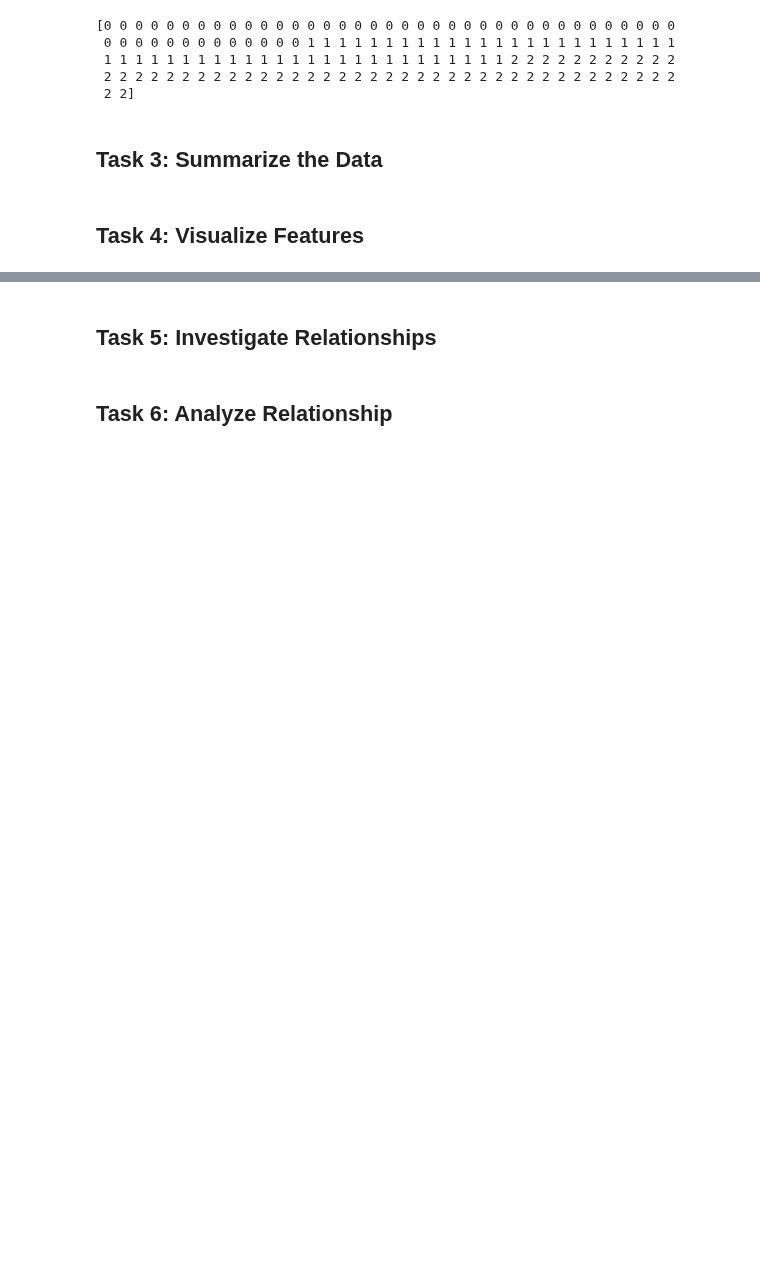
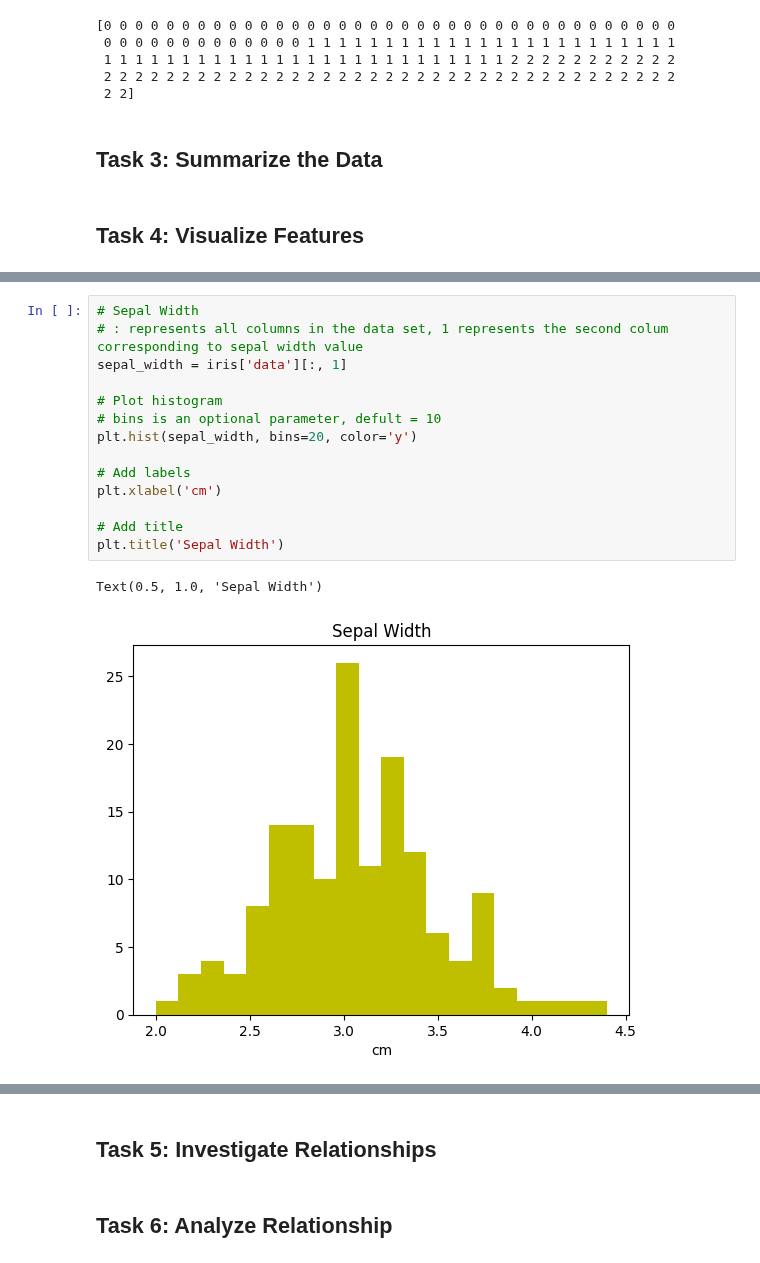
Before and after one commit to Oksyyy/principles_of_data_analytics, a Jupyter notebook: tasks.ipynb, the cells around one changed output, grey strips where cells are left out. Drawn from its saved outputs; the diff is of its cells as text; blank space fills up the shorter version.

```diff
--- a/tasks.ipynb
+++ b/tasks.ipynb
@@ -146,0 +177,17 @@ print(iris.target)
+# %%
+# Sepal Width
+# : represents all columns in the data set, 1 represents the second colum corresponding to sepal width value
+sepal_width = iris['data'][:, 1]
+
+# Plot histogram
+# bins is an optional parameter, defult = 10
+plt.hist(sepal_width, bins=20, color='y')
+
+# Add labels
+plt.xlabel('cm')
+
+# Add title
+plt.title('Sepal Width')
+# %% [output]
+Text(0.5, 1.0, 'Sepal Width')
+[figure, added]
```
Also changed, not shown: parts of 8 cells of this notebook.
